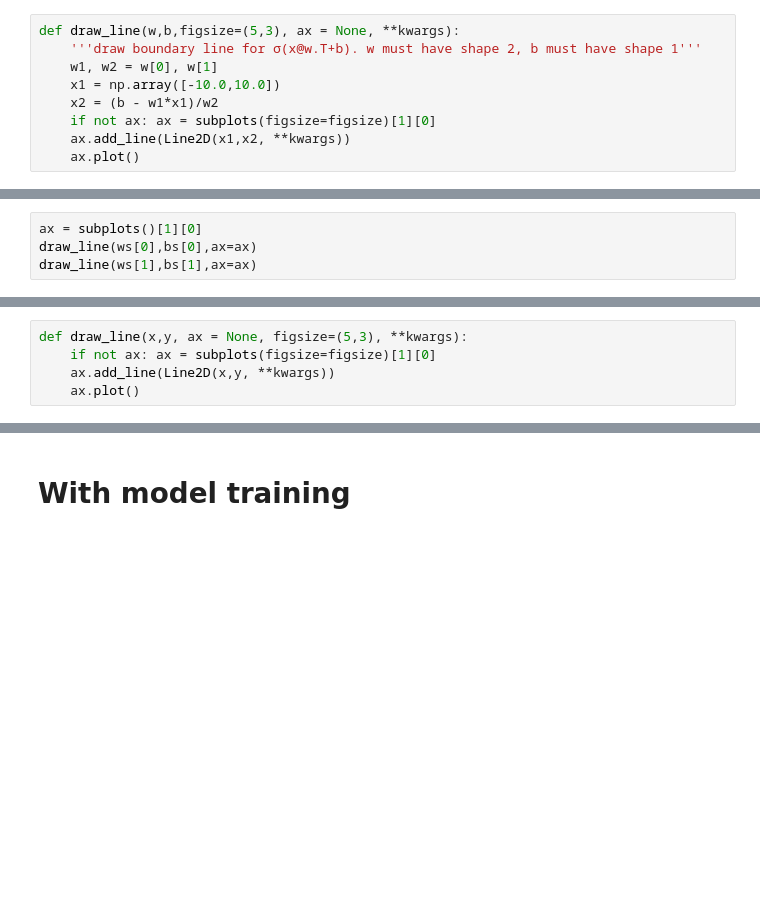
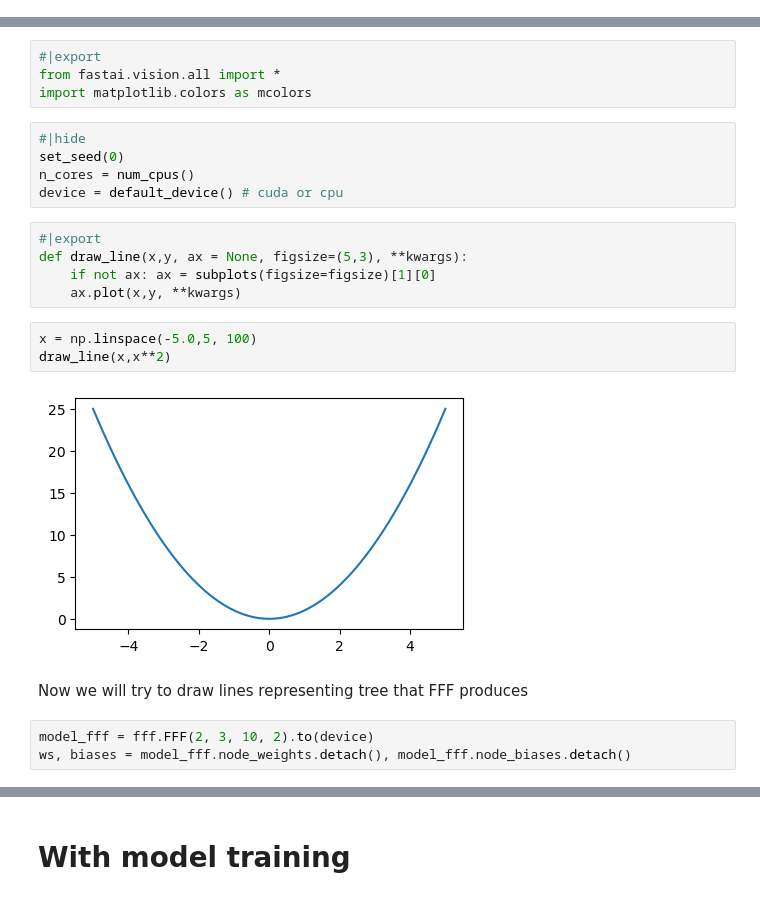
Before and after one commit to ssslakter/FastFF, a Jupyter notebook: nbs/01_tree.ipynb, the cells around one changed output, grey strips where cells are left out. Drawn from its saved outputs; the diff is of its cells as text; blank space fills up the shorter version.

Commit message:
add tree notebook

```diff
--- a/nbs/01_tree.ipynb
+++ b/nbs/01_tree.ipynb
@@ -18,9 +0,0 @@ $\displaystyle \sigma(x\cdot w+b)=0.5\Rightarrow x\cdot w+b=0$
-# %%
-def draw_line(w,b,figsize=(5,3), ax = None, **kwargs):
-    '''draw boundary line for σ(x@w.T+b). w must have shape 2, b must have shape 1'''
-    w1, w2 = w[0], w[1]
-    x1 = np.array([-10.0,10.0])
-    x2 = (b - w1*x1)/w2
-    if not ax: ax = subplots(figsize=figsize)[1][0]
-    ax.add_line(Line2D(x1,x2, **kwargs))
-    ax.plot()
@@ -44,4 +0,0 @@ Let's see what are the lines for the first 2 nodes
-# %%
-ax = subplots()[1][0]
-draw_line(ws[0],bs[0],ax=ax)
-draw_line(ws[1],bs[1],ax=ax)
@@ -60,5 +0,0 @@ draw_lines(ws, bs)
-# %%
-def draw_line(x,y, ax = None, figsize=(5,3), **kwargs):
-    if not ax: ax = subplots(figsize=figsize)[1][0]
-    ax.add_line(Line2D(x,y, **kwargs))
-    ax.plot()
@@ -119,0 +18,24 @@ draw_tree_lines(ws,bs, torch.linspace(-2,7,1000))
+# %%
+#|export
+from fastai.vision.all import *
+import matplotlib.colors as mcolors
+# %%
+#|hide
+set_seed(0)
+n_cores = num_cpus()
+device = default_device() # cuda or cpu
+# %%
+#|export
+def draw_line(x,y, ax = None, figsize=(5,3), **kwargs):
+    if not ax: ax = subplots(figsize=figsize)[1][0]
+    ax.plot(x,y, **kwargs)
+# %%
+x = np.linspace(-5.0,5, 100)
+draw_line(x,x**2)
+# %% [output]
+[figure, added]
+# %% [markdown]
+Now we will try to draw lines representing tree that FFF produces
+# %%
+model_fff = fff.FFF(2, 3, 10, 2).to(device)
+ws, biases = model_fff.node_weights.detach(), model_fff.node_biases.detach()
```
Also changed, not shown: parts of 55 cells of this notebook, 8 other files.
